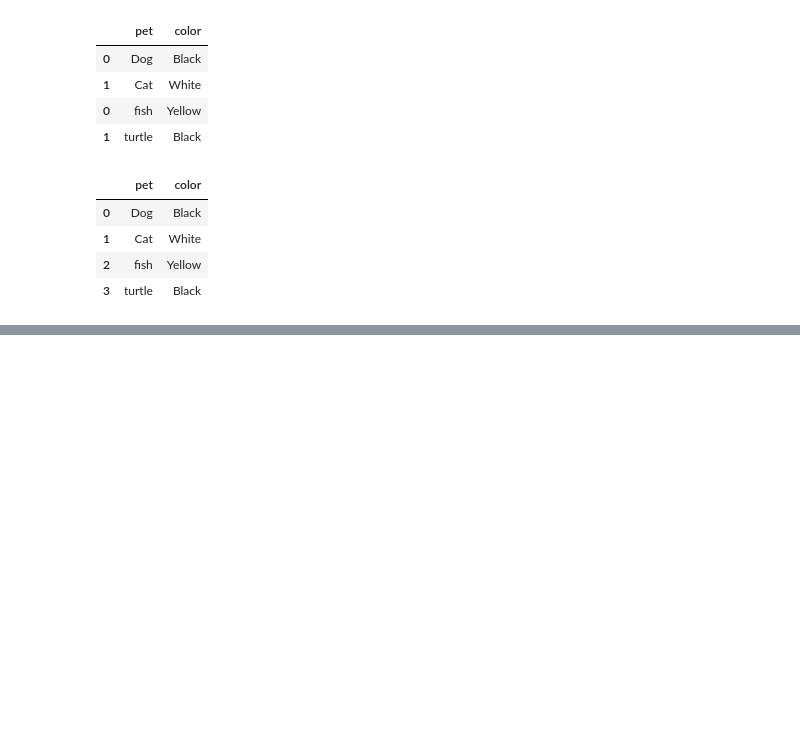
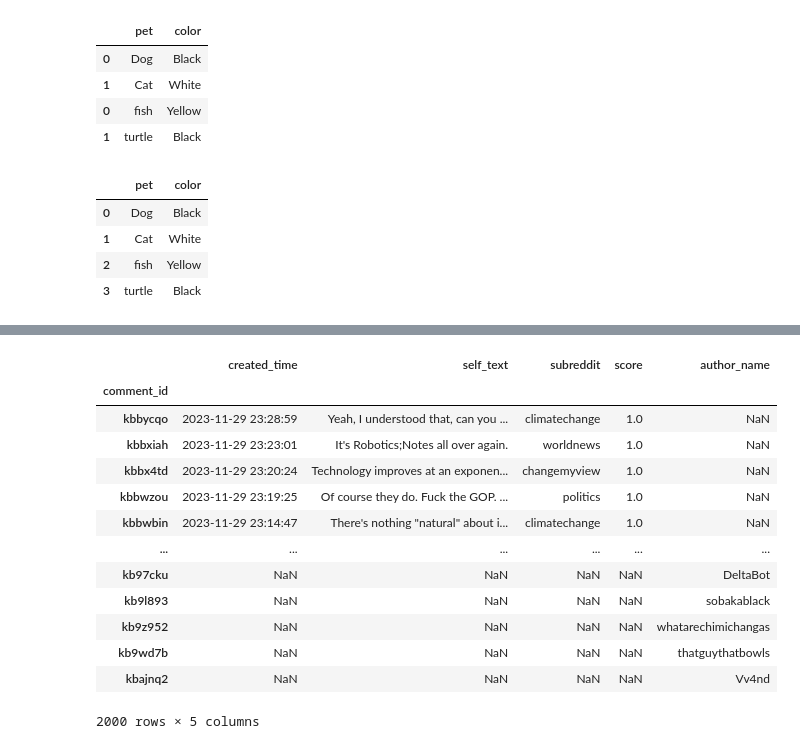
Before and after one commit to atsbitiman/python-data-analysis, a Jupyter notebook: data-manipulation/concat/concat.ipynb, the cells around one changed output, grey strips where cells are left out. Drawn from its saved outputs; the diff is of its cells as text; code cells hidden in the pictures; blank space fills up the shorter version.

Commit message:
Melengkapi materi concat

```diff
--- a/data-manipulation/concat/concat.ipynb
+++ b/data-manipulation/concat/concat.ipynb
@@ -44,0 +120,3 @@ df_concat
+# %%
+climate_change = pd.read_csv("reddit_opinion_climate_change.csv")
+climate_change
@@ -44,0 +137,3 @@ df_concat
+# %%
+climate_change_author = pd.read_csv("reddit_opinion_climate_change_author.csv")
+climate_change_author
@@ -44,0 +154,3 @@ df_concat
+# %%
+climate_change.set_index("comment_id", inplace=True)
+climate_change.head(5)
@@ -44,0 +165,3 @@ df_concat
+# %%
+climate_change_author.set_index("comment_id", inplace=True)
+climate_change_author.head(5)
@@ -44,0 +176,18 @@ df_concat
+# %%
+df_concat = pd.concat([climate_change,climate_change_author])
+df_concat
+# %% [output]
+|  | created_time | self_text | subreddit | score | author_name |
+| comment_id |  |  |  |  |  |
+| kbbycqo | 2023-11-29 23:28:59 | Yeah, I understood that, can you ... | climatechange | 1.0 | NaN |
+| kbbxiah | 2023-11-29 23:23:01 | It's Robotics;Notes all over again. | worldnews | 1.0 | NaN |
+| kbbx4td | 2023-11-29 23:20:24 | Technology improves at an exponen... | changemyview | 1.0 | NaN |
+| kbbwzou | 2023-11-29 23:19:25 | Of course they do. Fuck the GOP. ... | politics | 1.0 | NaN |
+| kbbwbin | 2023-11-29 23:14:47 | There's nothing "natural" about i... | climatechange | 1.0 | NaN |
+| ... | ... | ... | ... | ... | ... |
+| kb97cku | NaN | NaN | NaN | NaN | DeltaBot |
+| kb9l893 | NaN | NaN | NaN | NaN | sobakablack |
+| kb9z952 | NaN | NaN | NaN | NaN | whatarechimichangas |
+| kb9wd7b | NaN | NaN | NaN | NaN | thatguythatbowls |
+| kbajnq2 | NaN | NaN | NaN | NaN | Vv4nd |
+2000 rows × 5 columns
```
Also changed, not shown: parts of 13 cells of this notebook.
